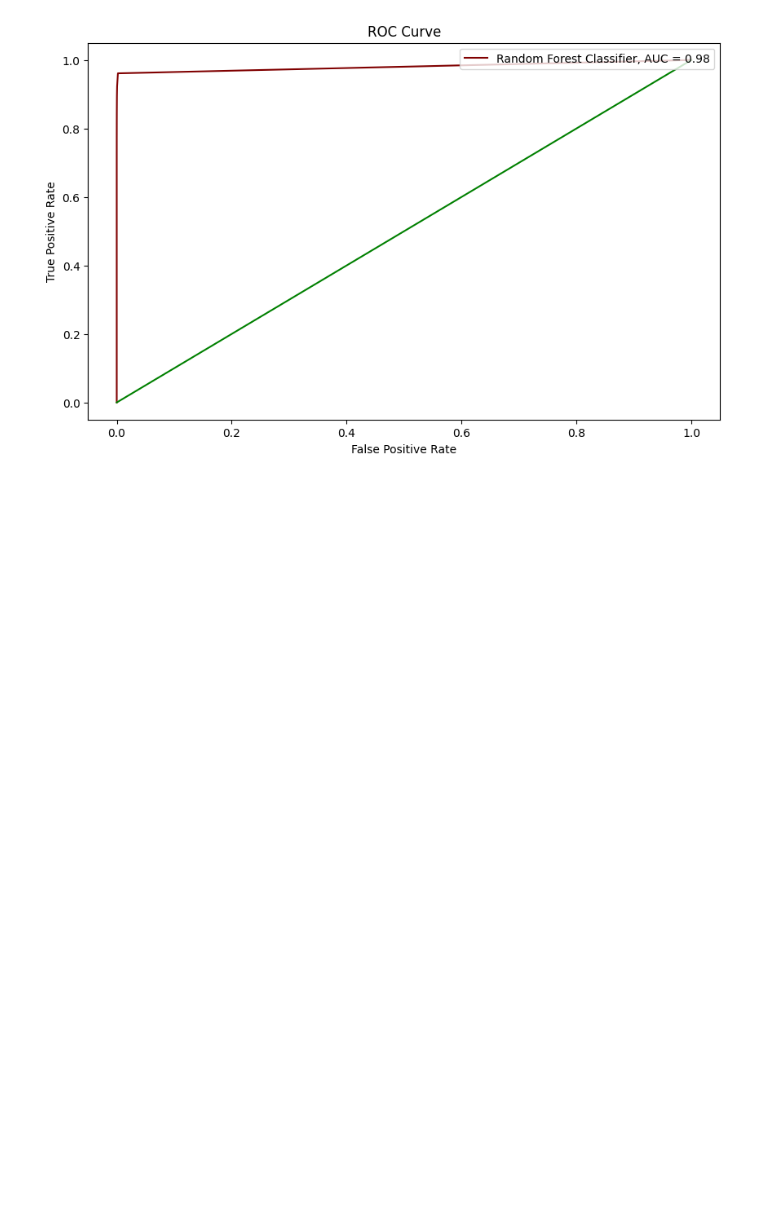
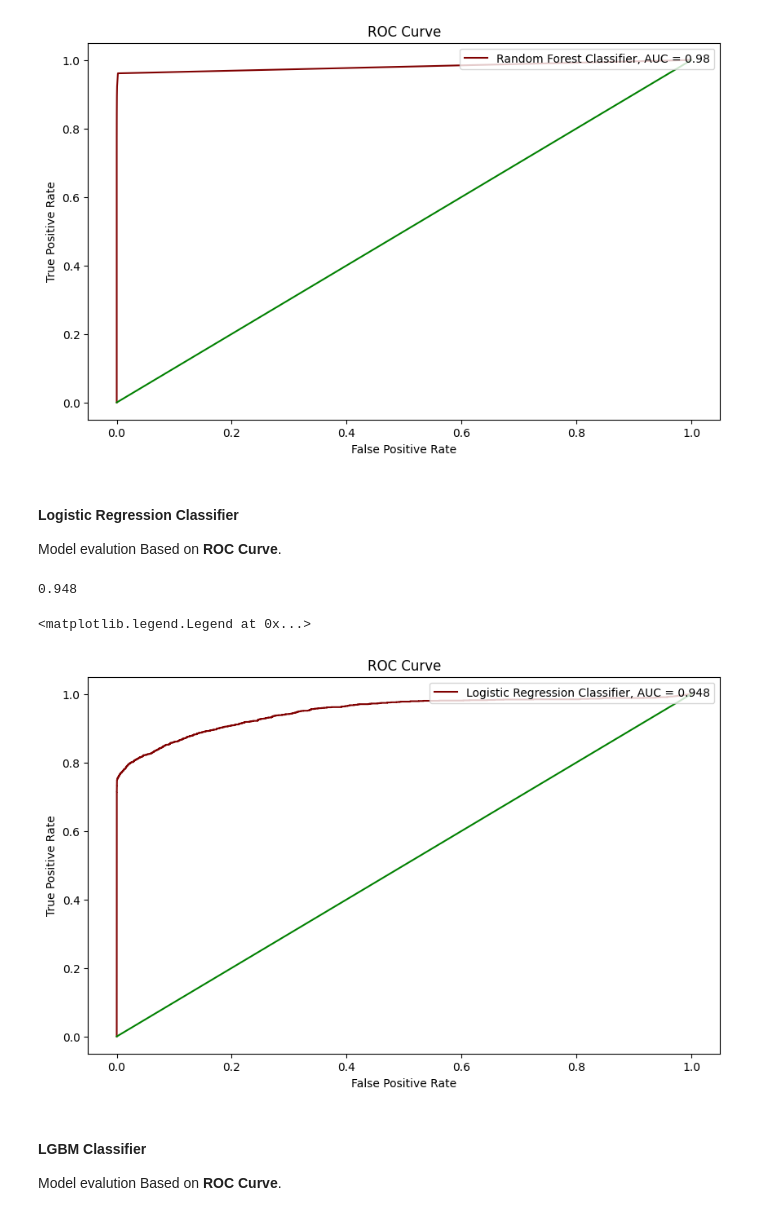
Before and after one commit to jasmeet2000/Fraud-Detection-in-Financial-Transactions, a Jupyter notebook: Fraud_Detection_in_Financial_Transactions.ipynb, the cells around one changed output. Cells and saved outputs as stored; diff of their text form; code cells hidden in the pictures; blank space fills up the shorter version.

```diff
--- a/Fraud_Detection_in_Financial_Transactions.ipynb
+++ b/Fraud_Detection_in_Financial_Transactions.ipynb
@@ -899,6 +911,8 @@ Let’s get the accuracy score of the logistics regression classifier model.
 # %%
 score_logistic_regression_classifier   = logistic_regression_classifier.score(x_test, y_test)
 y_preds_logistic_regression_classifier = logistic_regression_classifier.predict(x_test)
+lrc_pred_proba                         = logistic_regression_classifier.predict_proba(x_test)[:,1]
+
 score_logistic_regression_classifier, y_preds_logistic_regression_classifier
 # %% [output]
 (0.9992306628401507, array([0, 0, 0, ..., 0, 0, 0], dtype=int64))
@@ -1098,3 +1183,29 @@ plt.legend(loc = 'upper right')
 # %% [output]
 <matplotlib.legend.Legend at 0x...>
 [figure]
+# %% [markdown]
+#### Logistic Regression Classifier
+
+Model evalution Based on **ROC Curve**.
+# %%
+fpr, tpr, temp = roc_curve(y_test, lrc_pred_proba)
+auc = round(roc_auc_score(y_test, lrc_pred_proba),3)
+auc
+# %% [output]
+0.948
+# %%
+plt.figure(figsize=(10, 6))
+
+plt.plot(fpr, tpr, label = 'Logistic Regression Classifier, AUC = ' + str(auc), linestyle = 'solid', color = '#800000')
+plt.plot([0, 1], [0, 1], color = 'g')
+plt.title('ROC Curve')
+plt.xlabel('False Positive Rate')
+plt.ylabel('True Positive Rate')
+plt.legend(loc = 'upper right')
+# %% [output]
+<matplotlib.legend.Legend at 0x...>
+[figure, added]
+# %% [markdown]
+#### LGBM Classifier
+
+Model evalution Based on **ROC Curve**.
```
Also changed, not shown: parts of 30 cells of this notebook.
